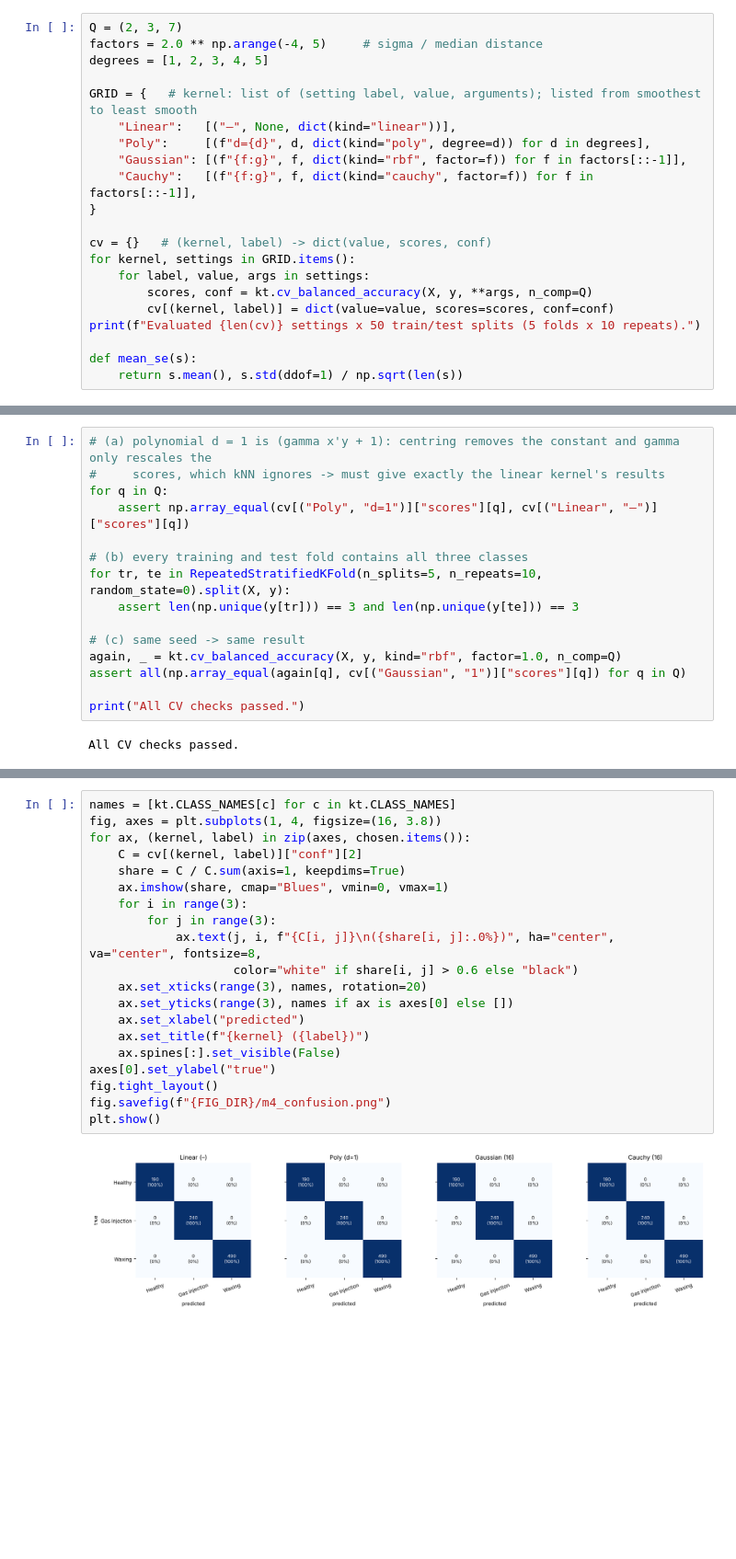
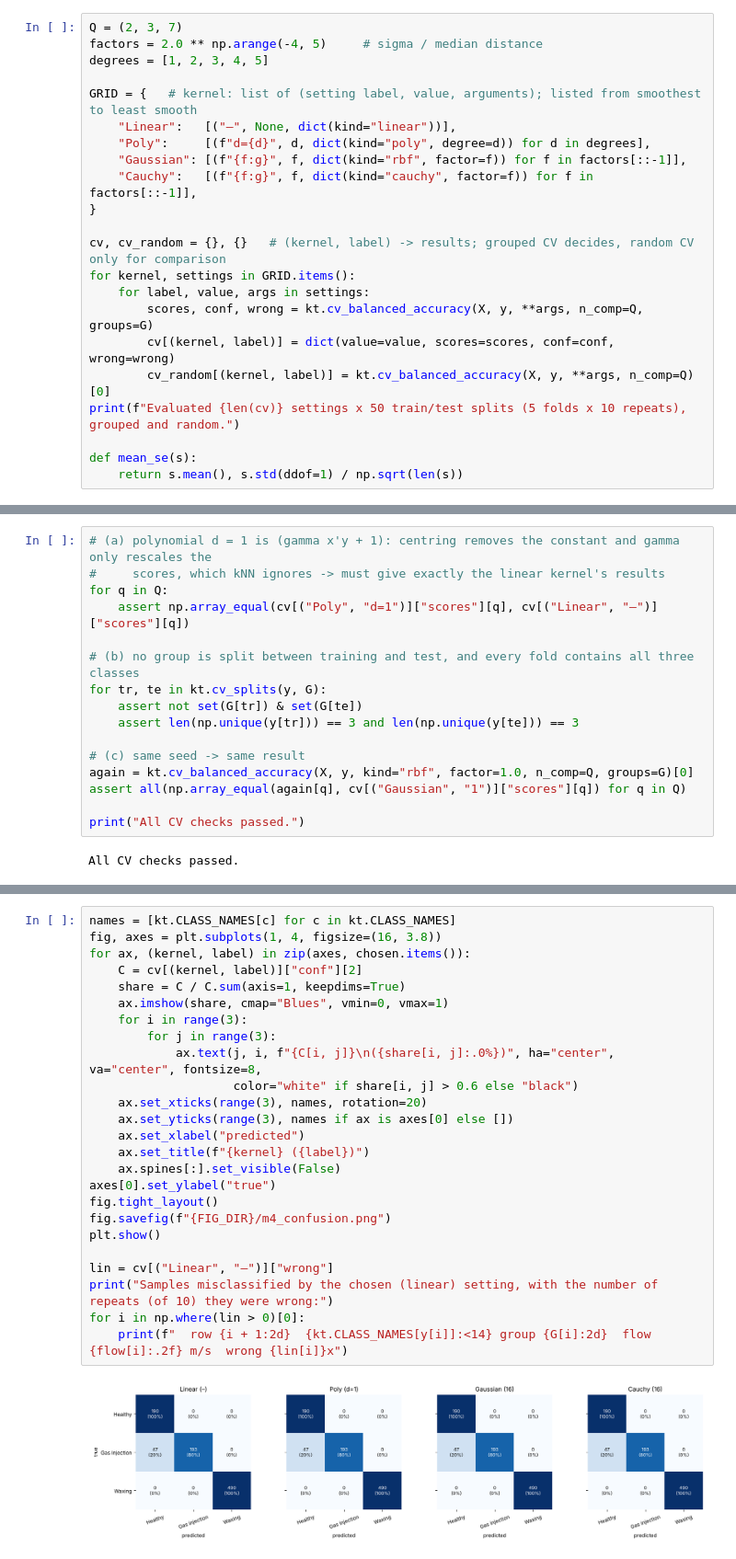
Before and after one commit to alisamiei2020/kPCA-flowmeter-diagnostics, a Jupyter notebook: main/04_kernel_settings.ipynb, the cells around one changed output, grey strips where cells are left out. Shown at 92% size. Drawn from its saved outputs; the diff is of its cells as text; blank space fills up the shorter version.

Commit message:
Use grouped cross-validation over operating points for kernel selection

```diff
--- a/main/04_kernel_settings.ipynb
+++ b/main/04_kernel_settings.ipynb
@@ -70,12 +121,13 @@ GRID = {   # kernel: list of (setting label, value, arguments); listed from smoo
     "Cauchy":   [(f"{f:g}", f, dict(kind="cauchy", factor=f)) for f in factors[::-1]],
 }
 
-cv = {}   # (kernel, label) -> dict(value, scores, conf)
+cv, cv_random = {}, {}   # (kernel, label) -> results; grouped CV decides, random CV only for comparison
 for kernel, settings in GRID.items():
     for label, value, args in settings:
-        scores, conf = kt.cv_balanced_accuracy(X, y, **args, n_comp=Q)
-        cv[(kernel, label)] = dict(value=value, scores=scores, conf=conf)
-print(f"Evaluated {len(cv)} settings x 50 train/test splits (5 folds x 10 repeats).")
+        scores, conf, wrong = kt.cv_balanced_accuracy(X, y, **args, n_comp=Q, groups=G)
+        cv[(kernel, label)] = dict(value=value, scores=scores, conf=conf, wrong=wrong)
+        cv_random[(kernel, label)] = kt.cv_balanced_accuracy(X, y, **args, n_comp=Q)[0]
+print(f"Evaluated {len(cv)} settings x 50 train/test splits (5 folds x 10 repeats), grouped and random.")
 
 def mean_se(s):
     return s.mean(), s.std(ddof=1) / np.sqrt(len(s))
@@ -89,12 +141,13 @@ Evaluated 24 settings x 50 train/test splits (5 folds x 10 repeats).
 for q in Q:
     assert np.array_equal(cv[("Poly", "d=1")]["scores"][q], cv[("Linear", "–")]["scores"][q])
 
-# (b) every training and test fold contains all three classes
-for tr, te in RepeatedStratifiedKFold(n_splits=5, n_repeats=10, random_state=0).split(X, y):
+# (b) no group is split between training and test, and every fold contains all three classes
+for tr, te in kt.cv_splits(y, G):
+    assert not set(G[tr]) & set(G[te])
     assert len(np.unique(y[tr])) == 3 and len(np.unique(y[te])) == 3
 
 # (c) same seed -> same result
-again, _ = kt.cv_balanced_accuracy(X, y, kind="rbf", factor=1.0, n_comp=Q)
+again = kt.cv_balanced_accuracy(X, y, kind="rbf", factor=1.0, n_comp=Q, groups=G)[0]
 assert all(np.array_equal(again[q], cv[("Gaussian", "1")]["scores"][q]) for q in Q)
 
 print("All CV checks passed.")
@@ -207,22 +287,27 @@ in brackets, the share of the true class.
 # %%
 names = [kt.CLASS_NAMES[c] for c in kt.CLASS_NAMES]
 fig, axes = plt.subplots(1, 4, figsize=(16, 3.8))
 for ax, (kernel, label) in zip(axes, chosen.items()):
     C = cv[(kernel, label)]["conf"][2]
     share = C / C.sum(axis=1, keepdims=True)
     ax.imshow(share, cmap="Blues", vmin=0, vmax=1)
     for i in range(3):
         for j in range(3):
             ax.text(j, i, f"{C[i, j]}\n({share[i, j]:.0%})", ha="center", va="center", fontsize=8,
                     color="white" if share[i, j] > 0.6 else "black")
     ax.set_xticks(range(3), names, rotation=20)
     ax.set_yticks(range(3), names if ax is axes[0] else [])
     ax.set_xlabel("predicted")
     ax.set_title(f"{kernel} ({label})")
     ax.spines[:].set_visible(False)
 axes[0].set_ylabel("true")
 fig.tight_layout()
 fig.savefig(f"{FIG_DIR}/m4_confusion.png")
 plt.show()
+
+lin = cv[("Linear", "–")]["wrong"]
+print("Samples misclassified by the chosen (linear) setting, with the number of repeats (of 10) they were wrong:")
+for i in np.where(lin > 0)[0]:
+    print(f"  row {i + 1:2d}  {kt.CLASS_NAMES[y[i]]:<14} group {G[i]:2d}  flow {flow[i]:.2f} m/s  wrong {lin[i]}x")
 # %% [output]
-[figure, old version]
+[figure, new version]
```
Also changed, not shown: parts of 23 cells of this notebook, 7 other files.
